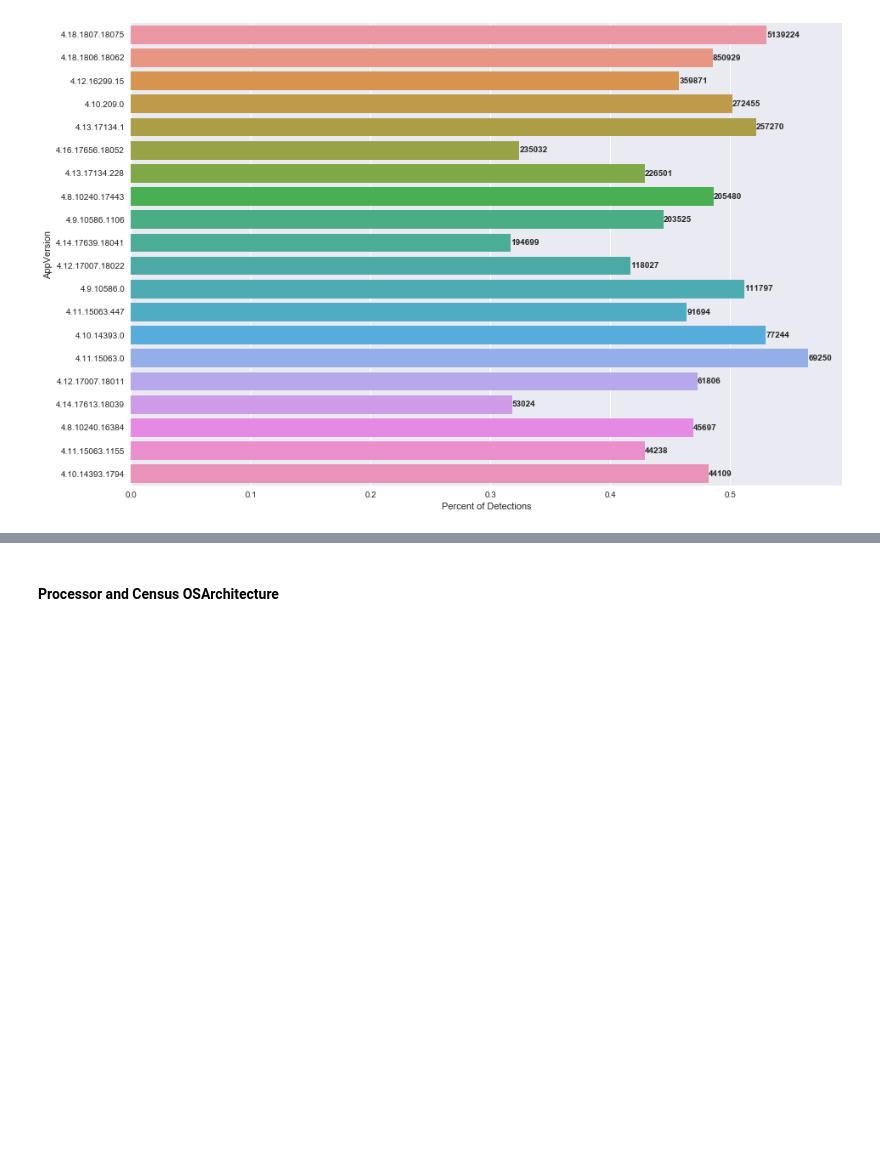
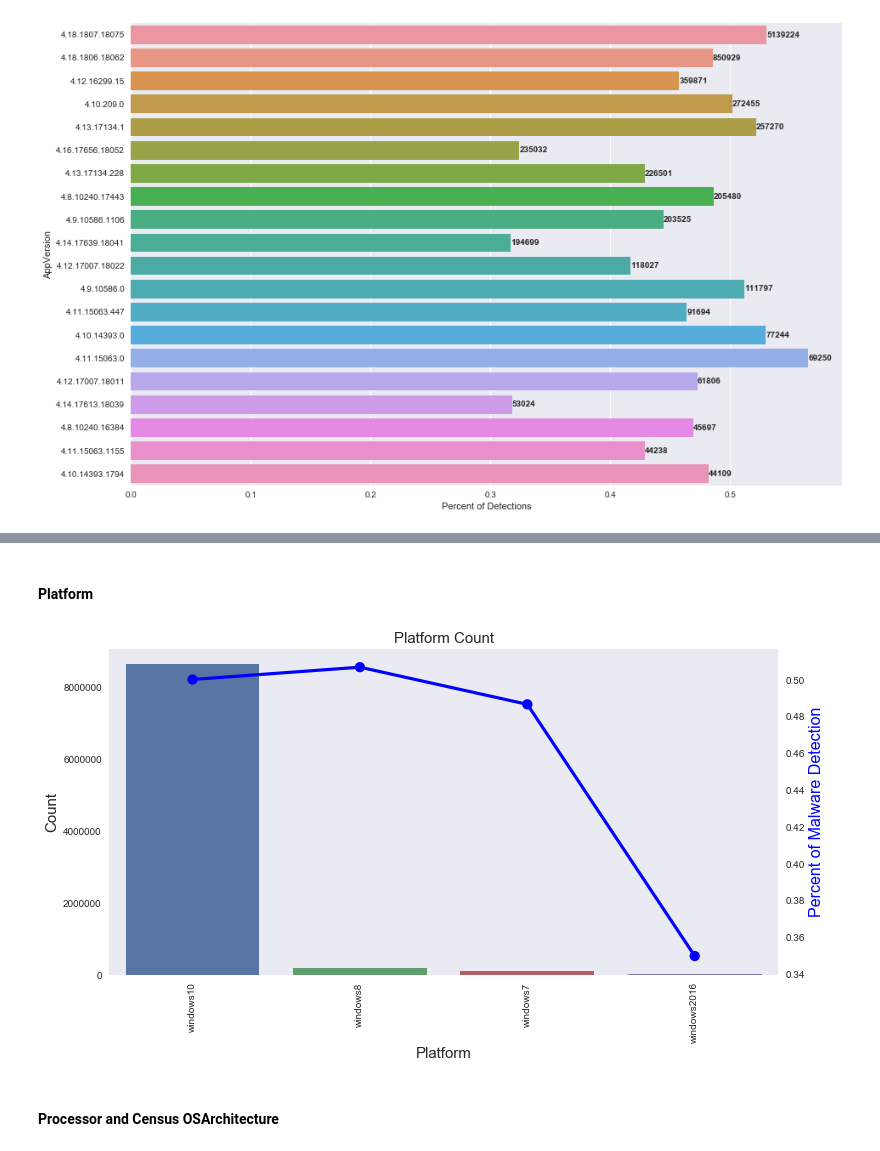
Before and after one commit to jacquelineguo/DS_Capstone_2, a Jupyter notebook: Capstone_Project_Microsoft_Malware_Prediction.ipynb, the cells around one changed output, grey strips where cells are left out. Drawn from its saved outputs; the diff is of its cells as text; code cells hidden in the pictures; blank space fills up the shorter version.

```diff
--- a/Capstone_Project_Microsoft_Malware_Prediction.ipynb
+++ b/Capstone_Project_Microsoft_Malware_Prediction.ipynb
@@ -317,3 +347,10 @@ plot_category_percent_of_target(col)
+# %% [markdown]
+#### Platform
+# %%
+col = cat_features[4]
+plot_category_bar_with_percent_line(col)
+# %% [output]
+[figure, added]
 # %% [markdown]
 #### Processor and Census OSArchitecture
 # %%
```
Also changed, not shown: parts of 55 cells of this notebook.
